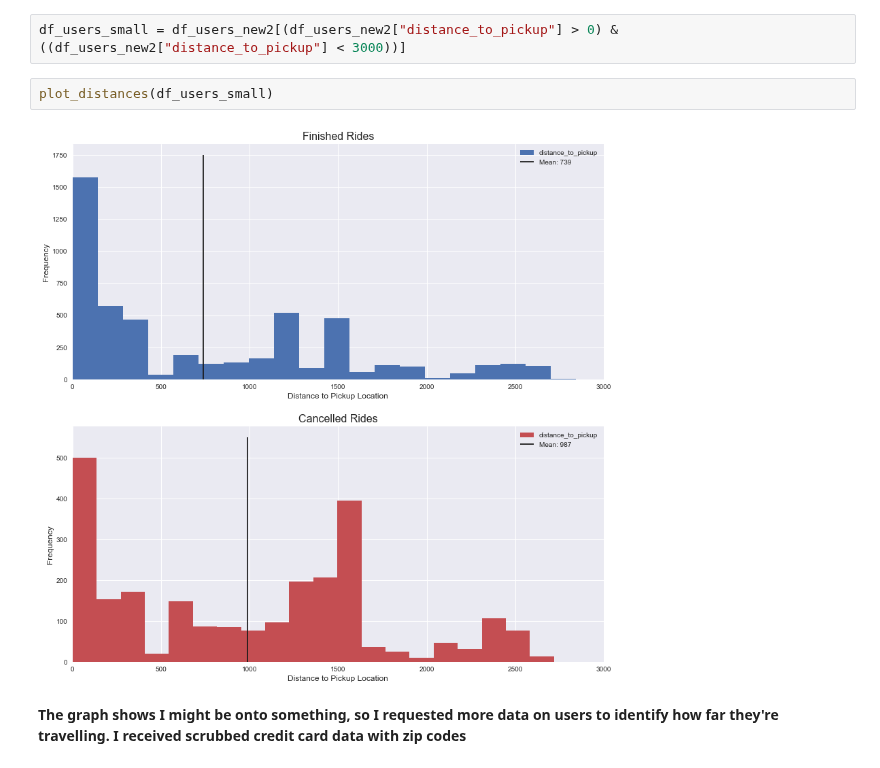
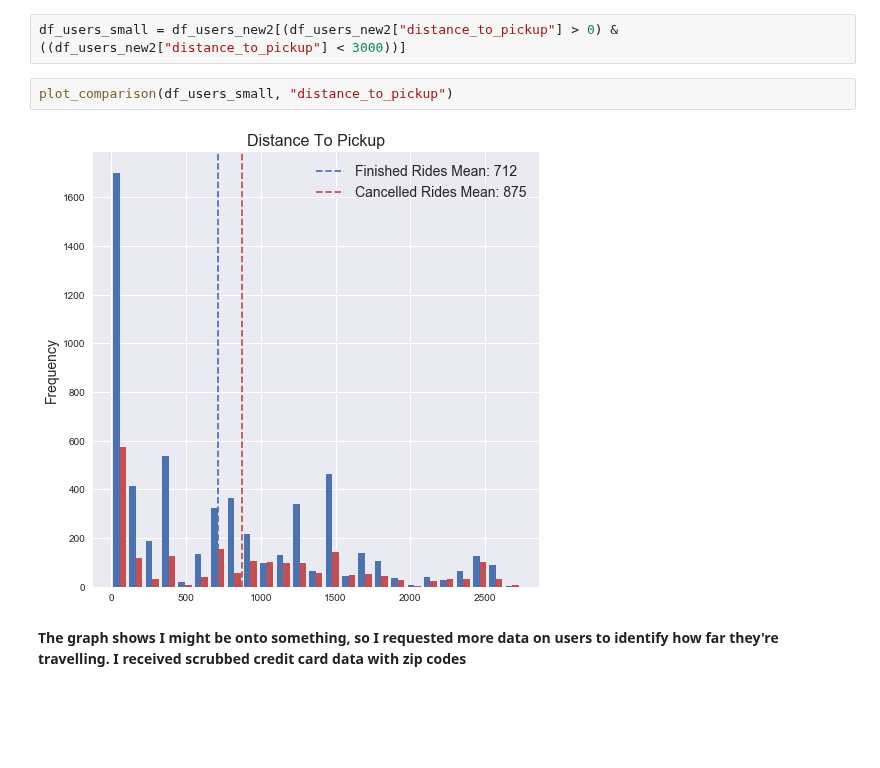
Before and after one commit to mengeling/silvercar-cancellation-predictor, a Jupyter notebook: EDA/EDA_other_tables.ipynb, the cells around one changed output. Drawn from its saved outputs; the diff is of its cells as text; blank space fills up the shorter version.

```diff
--- a/EDA/EDA_other_tables.ipynb
+++ b/EDA/EDA_other_tables.ipynb
@@ -279,10 +297,10 @@ df_users_new2["distance_to_pickup"] = df_users_new2.apply(lambda row: distance_b
 # df_users_new2.groupby("cancelled").mean().T
 # %%
 df_users_small = df_users_new2[(df_users_new2["distance_to_pickup"] > 0) & ((df_users_new2["distance_to_pickup"] < 3000))]
-# %%
-plot_distances(df_users_small)
-# %% [output]
-[figure, removed]
+# %%
+plot_comparison(df_users_small, "distance_to_pickup")
+# %% [output]
+[figure, added]
 # %% [markdown]
 **The graph shows I might be onto something, so I requested more data on users to identify how far they're travelling. I received scrubbed credit card data with zip codes**
 # %% [markdown]
```
Also changed, not shown: parts of 6 cells of this notebook, 6 other files.
